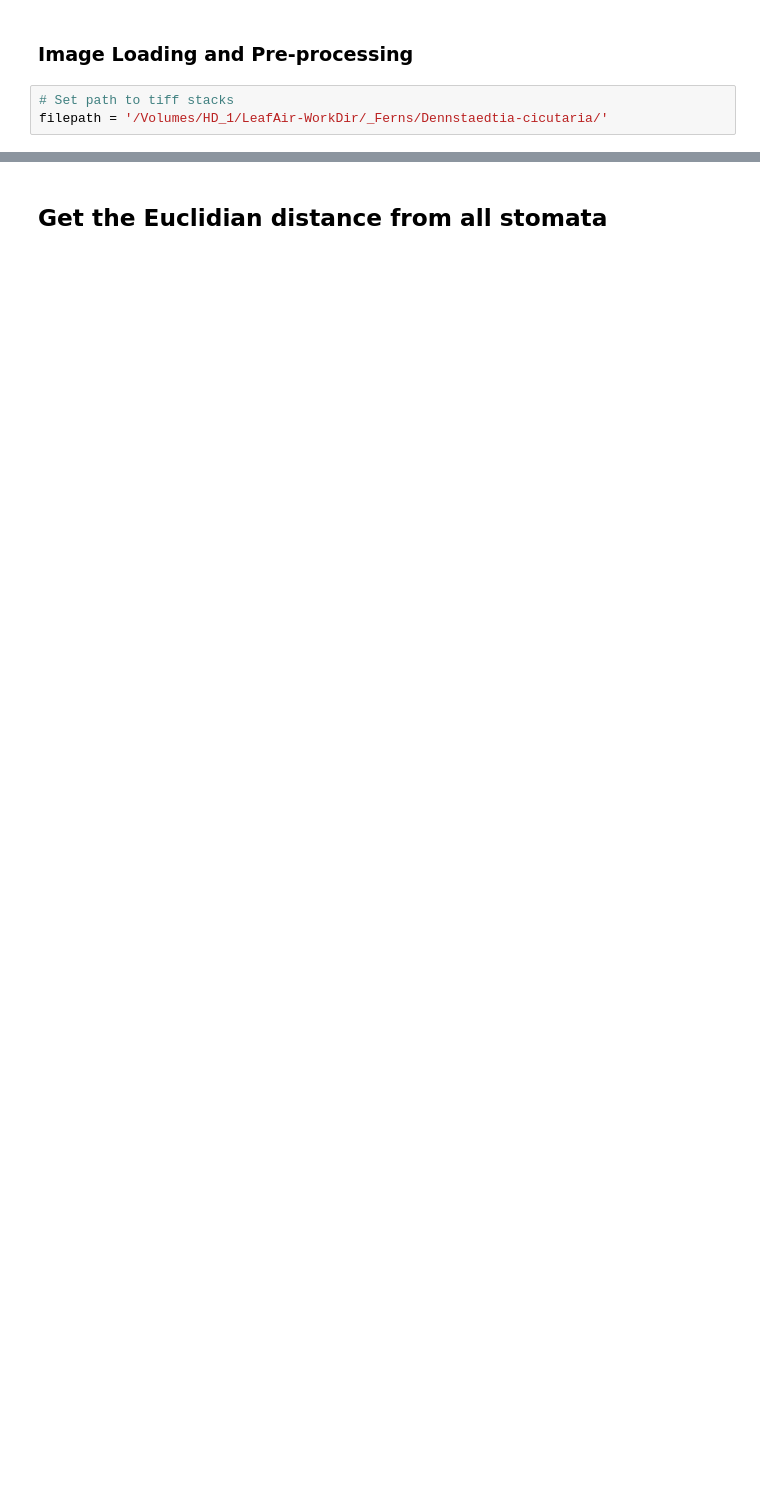
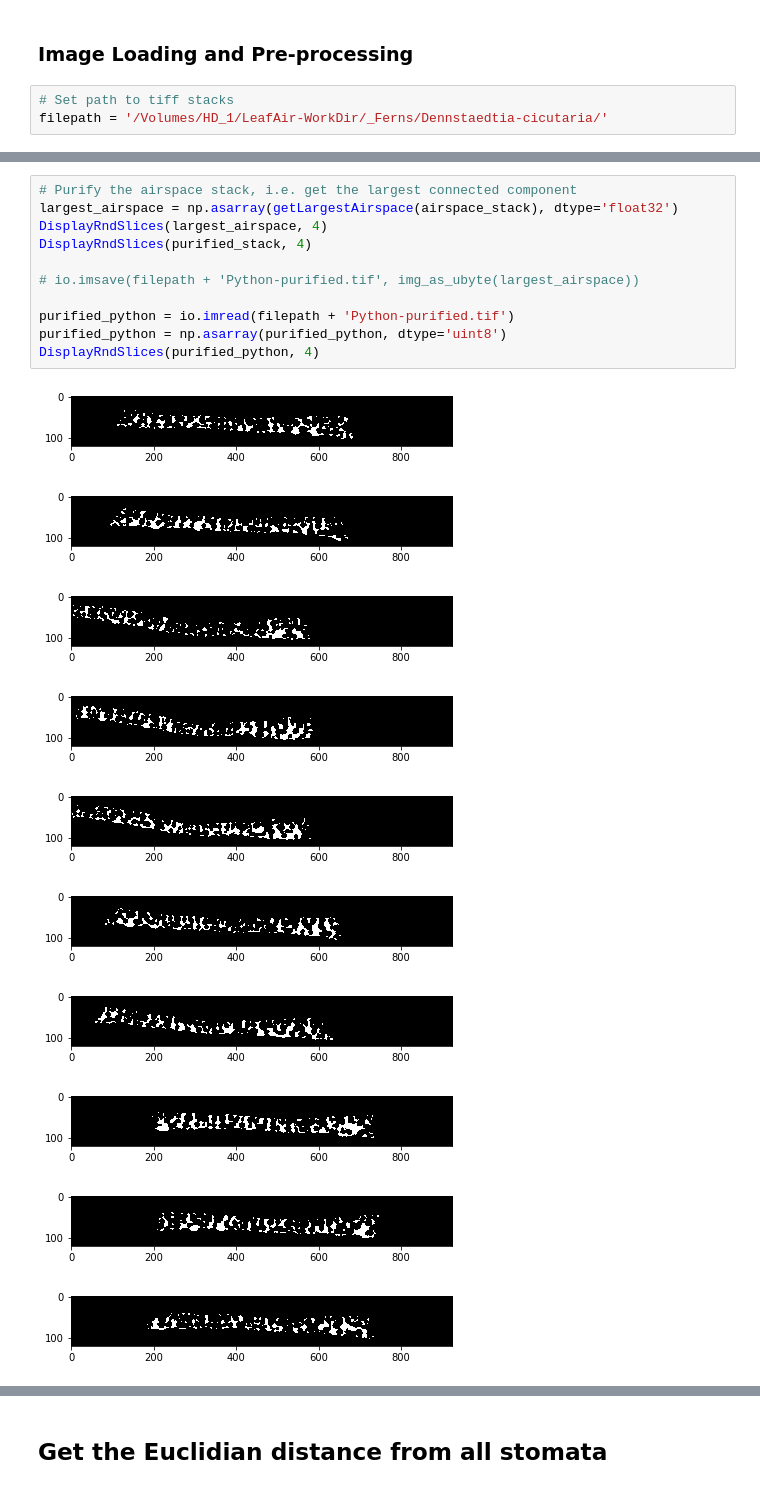
Before and after one commit to gtrancourt/3DLeafTortuosity, a Jupyter notebook: 3DLeafTortuosity.ipynb, the cells around one changed output, grey strips where cells are left out. Drawn from its saved outputs; the diff is of its cells as text; blank space fills up the shorter version.

```diff
--- a/3DLeafTortuosity.ipynb
+++ b/3DLeafTortuosity.ipynb
@@ -164,0 +161,22 @@ uint8
+# %%
+# Purify the airspace stack, i.e. get the largest connected component
+largest_airspace = np.asarray(getLargestAirspace(airspace_stack), dtype='float32')
+DisplayRndSlices(largest_airspace, 4)
+DisplayRndSlices(purified_stack, 4)
+
+# io.imsave(filepath + 'Python-purified.tif', img_as_ubyte(largest_airspace))
+
+purified_python = io.imread(filepath + 'Python-purified.tif')
+purified_python = np.asarray(purified_python, dtype='uint8')
+DisplayRndSlices(purified_python, 4)
+# %% [output]
+[figure, added]
+[figure, added]
+[figure, added]
+[figure, added]
+[figure, added]
+[figure, added]
+[figure, added]
+[figure, added]
+[figure, added]
+[figure, added]
```
Also changed, not shown: parts of 21 cells of this notebook.
